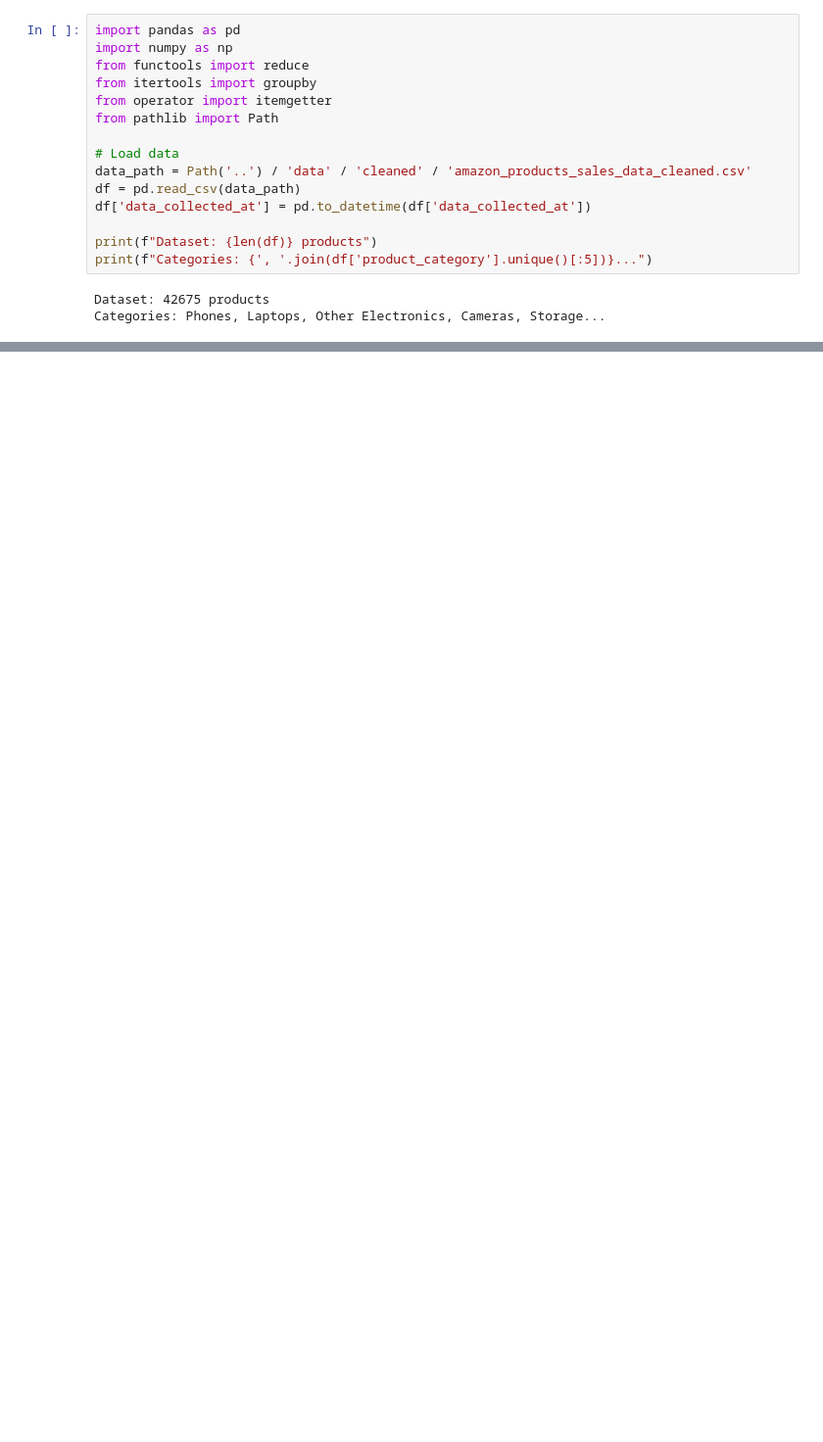
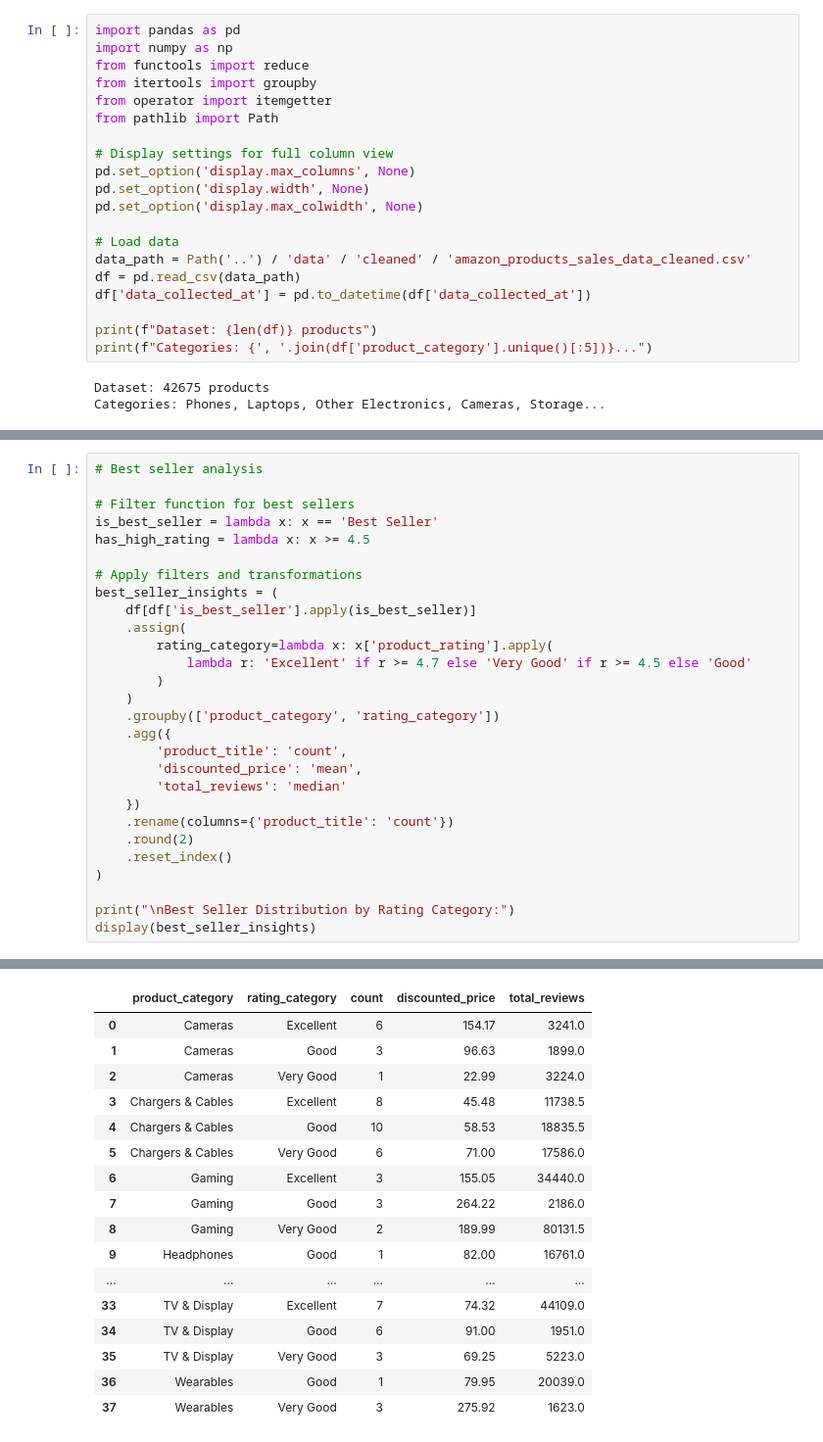
Before and after one commit to Aryaman333/Build_Challenge_Intuit, a Jupyter notebook: Assignment_2/notebooks/data_insights.ipynb, the cells around one changed output, grey strips where cells are left out. Shown at 98% size. Cells and saved outputs as stored; diff of their text form; blank space fills up the shorter version.

```diff
--- a/Assignment_2/notebooks/data_insights.ipynb
+++ b/Assignment_2/notebooks/data_insights.ipynb
@@ -6,6 +6,11 @@ from itertools import groupby
 from operator import itemgetter
 from pathlib import Path
 
+# Display settings for full column view
+pd.set_option('display.max_columns', None)
+pd.set_option('display.width', None)
+pd.set_option('display.max_colwidth', None)
+
 # Load data
 data_path = Path('..') / 'data' / 'cleaned' / 'amazon_products_sales_data_cleaned.csv'
 df = pd.read_csv(data_path)
@@ -212,0 +109,29 @@ Gaming                            0.43
+# %%
+# Best seller analysis
+
+# Filter function for best sellers
+is_best_seller = lambda x: x == 'Best Seller'
+has_high_rating = lambda x: x >= 4.5
+
+# Apply filters and transformations
+best_seller_insights = (
+    df[df['is_best_seller'].apply(is_best_seller)]
+    .assign(
+        rating_category=lambda x: x['product_rating'].apply(
+            lambda r: 'Excellent' if r >= 4.7 else 'Very Good' if r >= 4.5 else 'Good'
+        )
+    )
+    .groupby(['product_category', 'rating_category'])
+    .agg({
+        'product_title': 'count',
+        'discounted_price': 'mean',
+        'total_reviews': 'median'
+    })
+    .rename(columns={'product_title': 'count'})
+    .round(2)
+    .reset_index()
+)
+
+print("\nBest Seller Distribution by Rating Category:")
+display(best_seller_insights)
+# %% [output]
@@ -212,0 +139,17 @@ Gaming                            0.43
+|  | product_category | rating_category | count | discounted_price | total_reviews |
+| 0 | Cameras | Excellent | 6 | 154.17 | 3241.0 |
+| 1 | Cameras | Good | 3 | 96.63 | 1899.0 |
+| 2 | Cameras | Very Good | 1 | 22.99 | 3224.0 |
+| 3 | Chargers & Cables | Excellent | 8 | 45.48 | 11738.5 |
+| 4 | Chargers & Cables | Good | 10 | 58.53 | 18835.5 |
+| 5 | Chargers & Cables | Very Good | 6 | 71.00 | 17586.0 |
+| 6 | Gaming | Excellent | 3 | 155.05 | 34440.0 |
+| 7 | Gaming | Good | 3 | 264.22 | 2186.0 |
+| 8 | Gaming | Very Good | 2 | 189.99 | 80131.5 |
+| 9 | Headphones | Good | 1 | 82.00 | 16761.0 |
+| ... | ... | ... | ... | ... | ... |
+| 33 | TV & Display | Excellent | 7 | 74.32 | 44109.0 |
+| 34 | TV & Display | Good | 6 | 91.00 | 1951.0 |
+| 35 | TV & Display | Very Good | 3 | 69.25 | 5223.0 |
+| 36 | Wearables | Good | 1 | 79.95 | 20039.0 |
+| 37 | Wearables | Very Good | 3 | 275.92 | 1623.0 |
```
Also changed, not shown: parts of 10 cells of this notebook, 10 other files.
